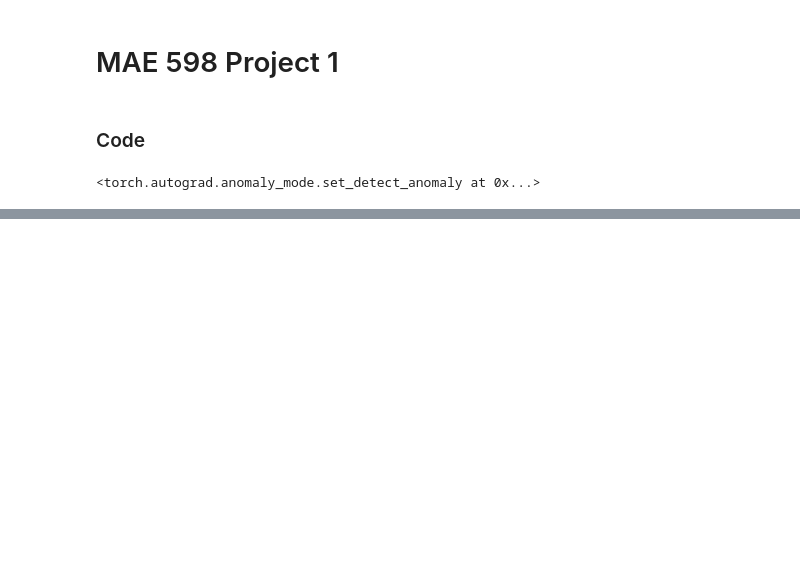
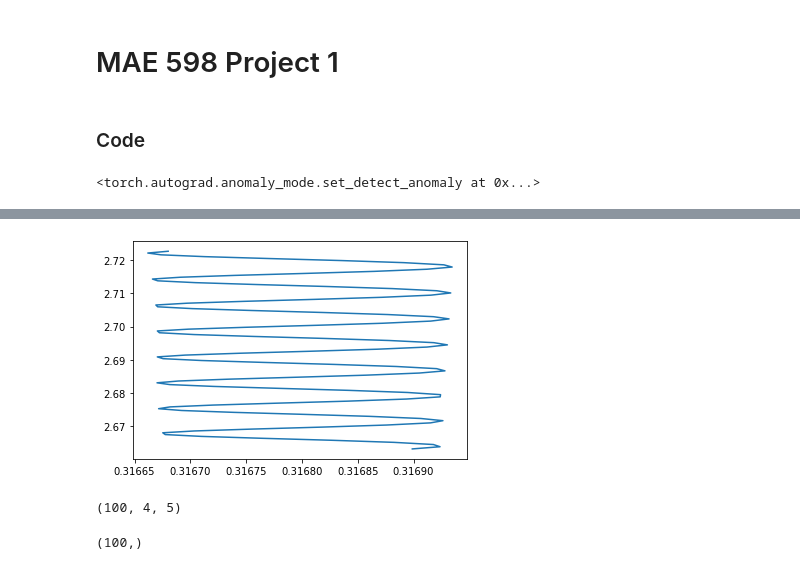
Before and after one commit to pprabhud/MAE_598_Fall_22, a Jupyter notebook: MAE_598_Project_1.ipynb, the cells around one changed output, grey strips where cells are left out. Drawn from its saved outputs; the diff is of its cells as text; code cells hidden in the pictures; blank space fills up the shorter version.

```diff
--- a/MAE_598_Project_1.ipynb
+++ b/MAE_598_Project_1.ipynb
@@ -151,13 +149,16 @@ class Simulation(nn.Module):
 
     @staticmethod
     def initialize_state():
+        batch_sz = 4
         bounds = np.array([[-1, 1], [0, 10], [0, 5], [0, 5], [0, 90]])
-        state = np.random.uniform(bounds[:, 0], bounds[:, 1], (20, bounds.shape[0]))
+        state = np.random.uniform(bounds[:, 0], bounds[:, 1], (batch_sz, bounds.shape[0]))
+        # state = state.reshape(state.shape[0], state.shape[1], 1)
         # state = [1., 0., 0., 0., 0.]  # TODO: need batch of initial states
         return t.tensor(state, requires_grad=False).float()
 
     def error(self, state):
-        return state[0]**2 + state[1]**2 + state[2]**2 + state[3]**2 + state[4]**2
+        error = t.sum(state[:, 0]**2 + state[:, 1]**2 + state[:, 2]**2 + state[:, 3]**2 + state[:, 4]**2)
+        return error.mean()
 # %%
 # set up the optimizer
 # Note:
@@ -186,14 +187,17 @@ class Optimize:
         for epoch in range(epochs):
             loss = self.step()
             print('[%d] loss: %.3f' % (epoch + 1, loss))
-            self.visualize()
+            data = self.visualize()
+        return data
 
     def visualize(self):
         data = np.array([self.simulation.state_trajectory[i].detach().numpy() for i in range(self.simulation.T)])
-        x = data[:, 0]
-        y = data[:, 1]
+        print(data.shape)
+        x = data[:, 2, 0]
+        y = data[:, 2, 1]
         plt.plot(x, y)
         plt.show()
+        return data
 # %%
 # Now it's time to run the code!
 
@@ -205,5 +209,5 @@ d = Dynamics()  # define dynamics
 c = Controller(dim_input, dim_hidden, dim_output)  # define controller
 s = Simulation(c, d, T)  # define simulation
 o = Optimize(s)  # define optimizer
-o.train(5)  # solve the optimization problem
+data = o.train(1)  # solve the optimization problem
 # %% [output]
@@ -210,0 +216,9 @@ ValueError: only one element tensors can be converted to Python scalars
+[figure, added]
+# %%
+data.shape
+# %% [output]
+(100, 4, 5)
+# %%
+data[:, 0, 0].shape
+# %% [output]
+(100,)
```
Also changed, not shown: parts of 5 cells of this notebook.
